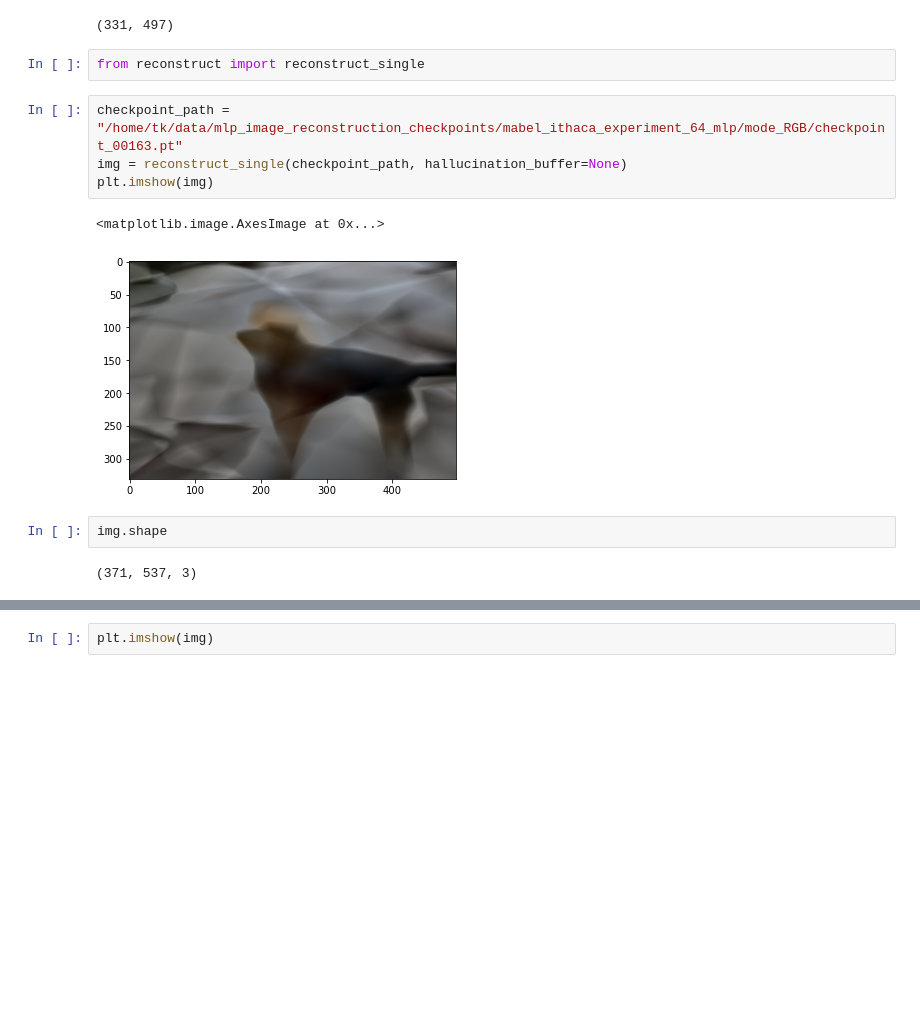
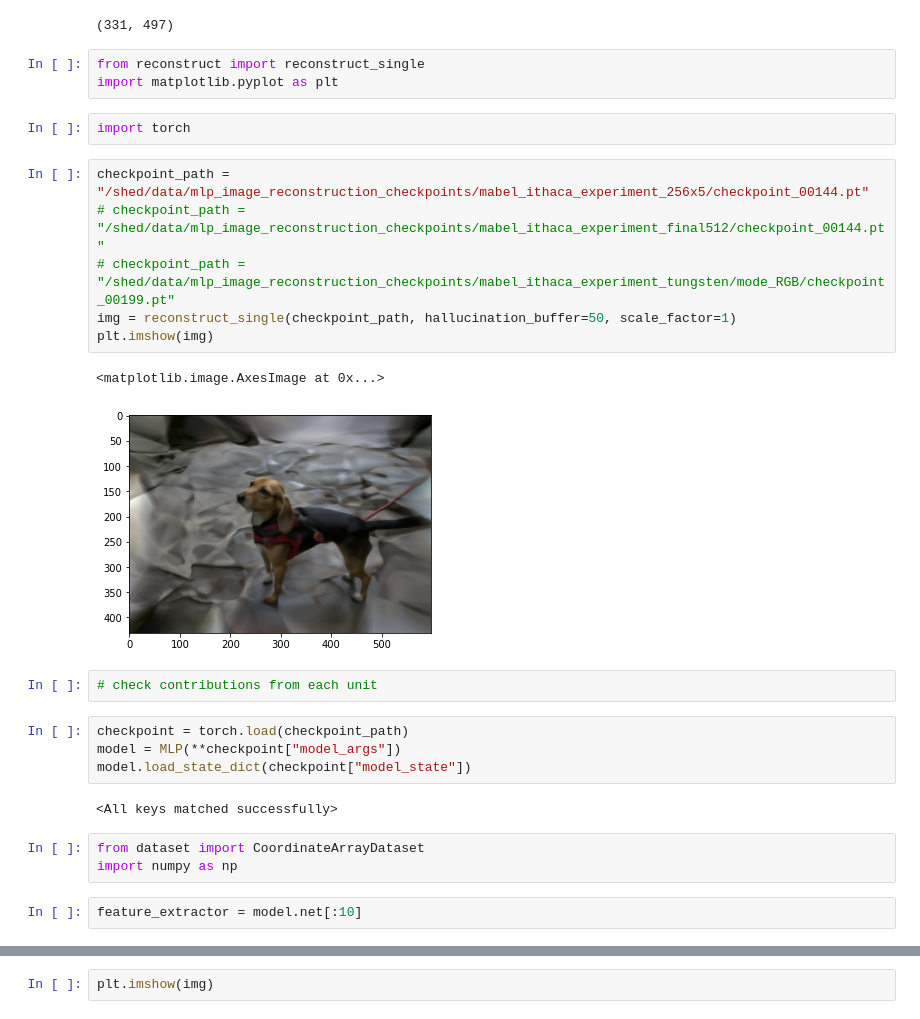
Before and after one commit to thomasbkahn/mlp_image_reconstruction, a Jupyter notebook: dev.ipynb, the cells around one changed output, grey strips where cells are left out. Saved outputs shown, nothing was run; the diff lists cells and outputs as text; blank space fills up the shorter version.

Commit message:
commit after more experiments

```diff
--- a/dev.ipynb
+++ b/dev.ipynb
@@ -258,14 +258,28 @@ checkpoint["source_image_size"]
 (331, 497)
 # %%
 from reconstruct import reconstruct_single
+import matplotlib.pyplot as plt
+# %%
+import torch
 # %%
-checkpoint_path = "/home/tk/data/mlp_image_reconstruction_checkpoints/mabel_ithaca_experiment_64_mlp/mode_RGB/checkpoint_00163.pt"
-img = reconstruct_single(checkpoint_path, hallucination_buffer=None)
+checkpoint_path = "/shed/data/mlp_image_reconstruction_checkpoints/mabel_ithaca_experiment_256x5/checkpoint_00144.pt"
+# checkpoint_path = "/shed/data/mlp_image_reconstruction_checkpoints/mabel_ithaca_experiment_final512/checkpoint_00144.pt"
+# checkpoint_path = "/shed/data/mlp_image_reconstruction_checkpoints/mabel_ithaca_experiment_tungsten/mode_RGB/checkpoint_00199.pt"
+img = reconstruct_single(checkpoint_path, hallucination_buffer=50, scale_factor=1)
 plt.imshow(img)
 # %% [output]
 <matplotlib.image.AxesImage at 0x...>
-[figure, old version]
+[figure, new version]
-# %%
-img.shape
-# %% [output]
-(371, 537, 3)
+# %%
+# check contributions from each unit
+# %%
+checkpoint = torch.load(checkpoint_path)
+model = MLP(**checkpoint["model_args"])
+model.load_state_dict(checkpoint["model_state"])
+# %% [output]
+<All keys matched successfully>
+# %%
+from dataset import CoordinateArrayDataset
+import numpy as np
+# %%
+feature_extractor = model.net[:10]
```
Also changed, not shown: parts of 4 cells of this notebook, 4 other files.
